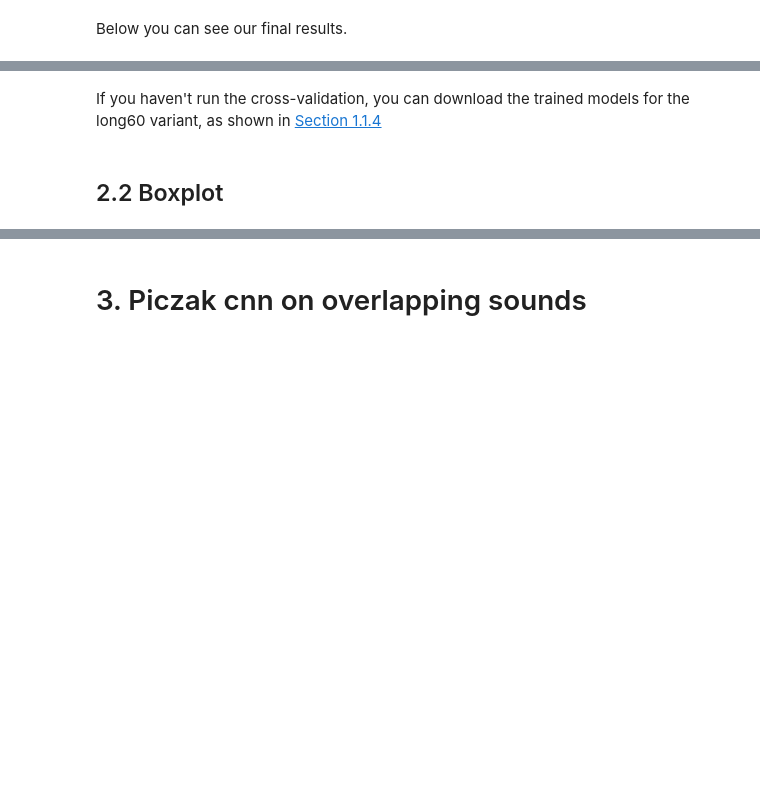
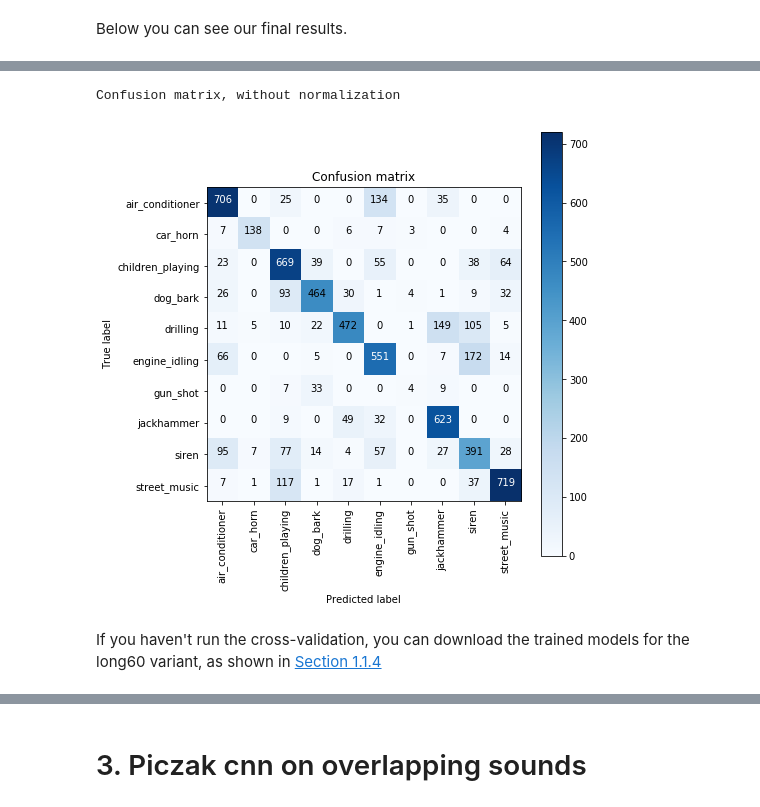
Before and after one commit to daler3/02456-Project---Background-Audio-Classification, a Jupyter notebook: Notebook.ipynb, the cells around one changed output, grey strips where cells are left out. Saved outputs shown, nothing was run; the diff lists cells and outputs as text; code cells hidden in the pictures; blank space fills up the shorter version.

```diff
--- a/Notebook.ipynb
+++ b/Notebook.ipynb
@@ -66,11 +227,17 @@ df.head()
 # %%
+import matplotlib.pyplot as plt
+%matplotlib inline
+plt.rcParams['figure.figsize'] = (7.0, 7.0)
 import confusion_matrix as cm
 
-model_filename = 'models/long60/long60_150_(1, 2).h5'
+model_filename = 'models/long60_150_(9, 10).h5'
 load_path = 'extracted/long_60'
 
-cm.plot_confusion_matrix(model_filename, load_path)
+cm.plot_confusion_matrix(model_filename, load_path, save=True)
+
+plt.draw()
+# %% [output]
+Confusion matrix, without normalization
+[figure, added]
 # %% [markdown]
 If you haven't run the cross-validation, you can download the trained models for the long60 variant, as shown in [Section 1.1.4](#1.1.4-Trained-Models---long60)
-# %% [markdown]
-## 2.2 Boxplot
```
Also changed, not shown: parts of 22 cells of this notebook, 4 other files.
